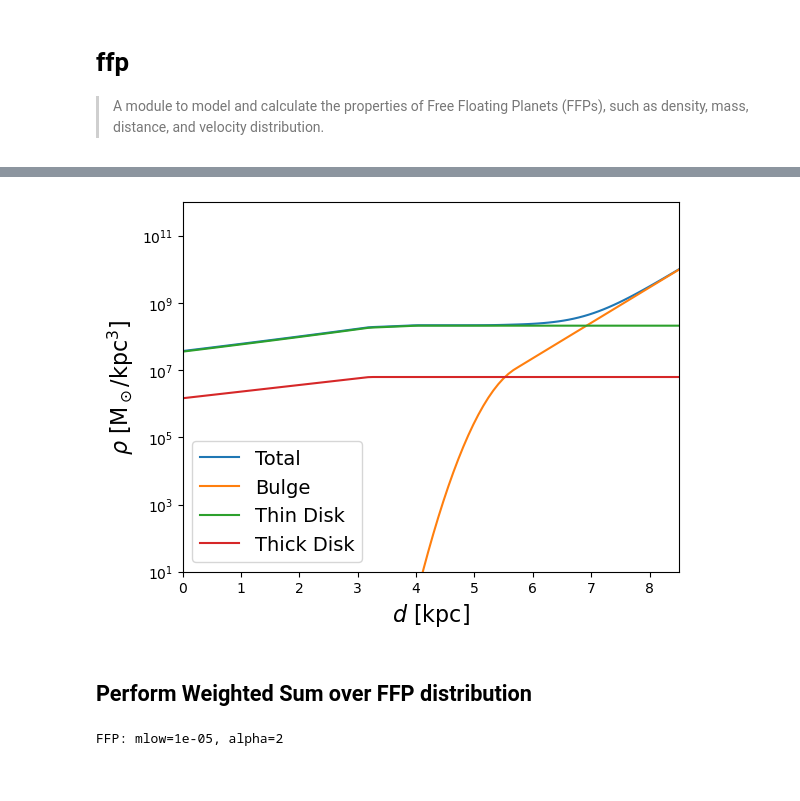
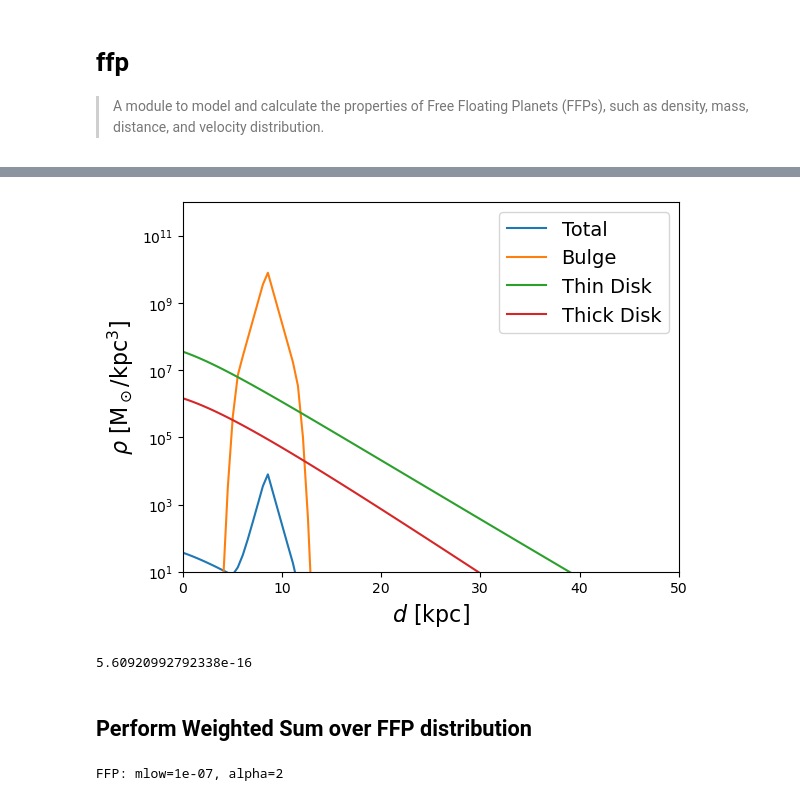
Before and after one commit to NolanSmyth/LensCalcPy, a Jupyter notebook: nbs/01_ffp.ipynb, the cells around one changed output, grey strips where cells are left out. Drawn from its saved outputs; the diff is of its cells as text; code cells hidden in the pictures.

Commit message:
Adding finite size effects to ffps

```diff
--- a/nbs/01_ffp.ipynb
+++ b/nbs/01_ffp.ipynb
@@ -72,40 +71,42 @@ def rho_bulge(d):
     return rho0_B * fE(xp, yp, zp) * cut((R - Rc) / 0.5)
 
 # Total FFP Density
-def rho_FFPs(d: float, # distance from Sun in kpc
+def rho_FFPs_mw(d: float, # distance from Sun in kpc
+             n_ffp: float = 1, # number of FFPs per star
+             m_ffp: float = 1e-6 # mass of FFP in Msun
              ) -> float: # FFP density in Msun/kpc^3
     # TODO Need to weight this by number of FFPs per star and mass of FFPs
     r = dist_mw(d)
     z = 0
-    return rho_thin(r, z) + rho_thick(r, z) + rho_bulge(d)
+    return (rho_thin(r, z) + rho_thick(r, z) + rho_bulge(d)) * n_ffp * m_ffp
 # %%
 # Define values for the x-axis
-d = np.linspace(0, rEarth, num=100)
+d = np.linspace(0, 50, num=100)
 z = 0
 # Calculate the density values for each component
-rho_total_arr = [rho_FFPs(i) for i in d]
+rho_total_arr = [rho_FFPs_mw(i) for i in d]
 rho_bulge_arr = [rho_bulge(i) for i in d]
 rho_thin_arr = [rho_thin(dist_mw(i), z) for i in d]
 rho_thick_arr = [rho_thick(dist_mw(i), z) for i in d]
 
 # Create the log plot
 plt.plot(d, rho_total_arr, label="Total")
 plt.plot(d, rho_bulge_arr, label="Bulge")
 plt.plot(d, rho_thin_arr, label="Thin Disk")
 plt.plot(d, rho_thick_arr, label="Thick Disk")
 
 # Add labels and legend
 plt.xlabel(r"$d$ [kpc]", fontsize=16)
 plt.ylabel(r"$\rho$ [M$_\odot$/$\mathrm{kpc}^3$]", fontsize=16)
 plt.legend(fontsize=14)
 
 plt.yscale("log")
-plt.xlim(0, rEarth)
+plt.xlim(0, 50)
 plt.ylim(1e1, 1e12)
 
 # Show the plot
 plt.show()
 # %% [output]
-[figure, old version]
+[figure, new version]
 # %%
 #| export
@@ -122,3 +158,7 @@ def dGdt_FFP(t, mFFP):
+# %%
+dGdt_FFP(1, 1e-5, finite=False)
+# %% [output]
+5.60920992792338e-16
 # %% [markdown]
 ## Perform Weighted Sum over FFP distribution
 # %%
@@ -187,11 +245,11 @@ class Ffp:
         return 10**self.tE_interp(np.log10(t))
 # %%
-mMin = 1e-5  # solar masses
+mMin = 1e-7  # solar masses
 alpha = 2
 f = Ffp(mMin, alpha)
 f
 # %% [output]
-FFP: mlow=1e-05, alpha=2
+FFP: mlow=1e-07, alpha=2
 # %%
 nBins = 10
 tMin = 1e-2  # hours
```
Also changed, not shown: parts of 9 cells of this notebook, 8 other files.
